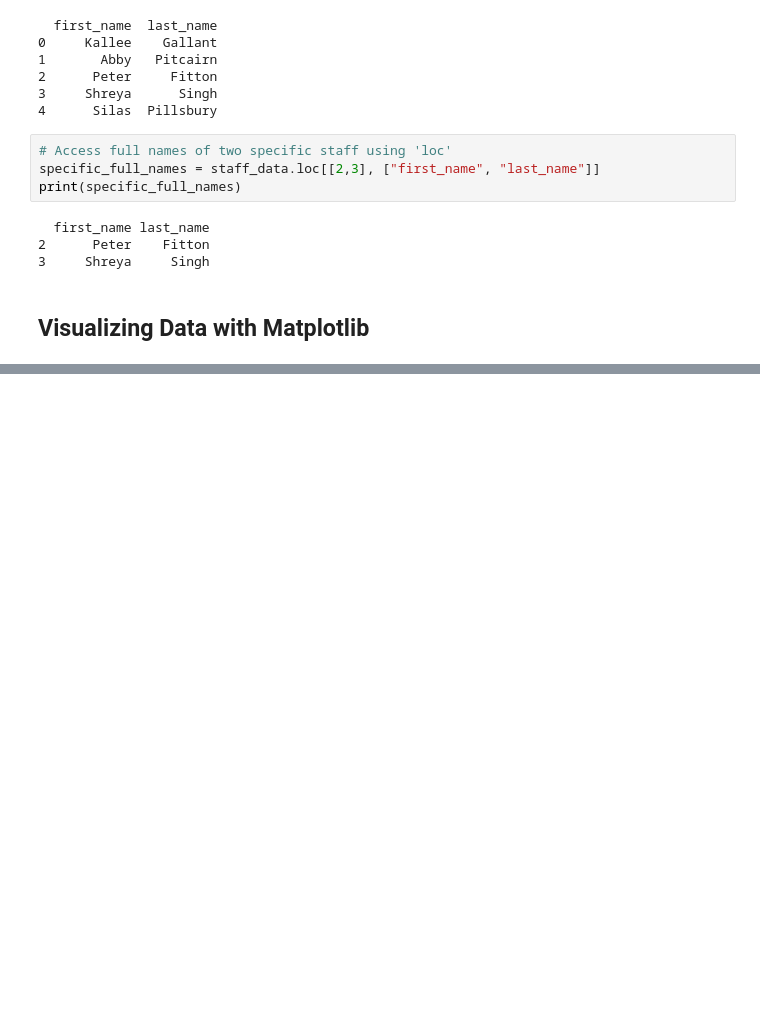
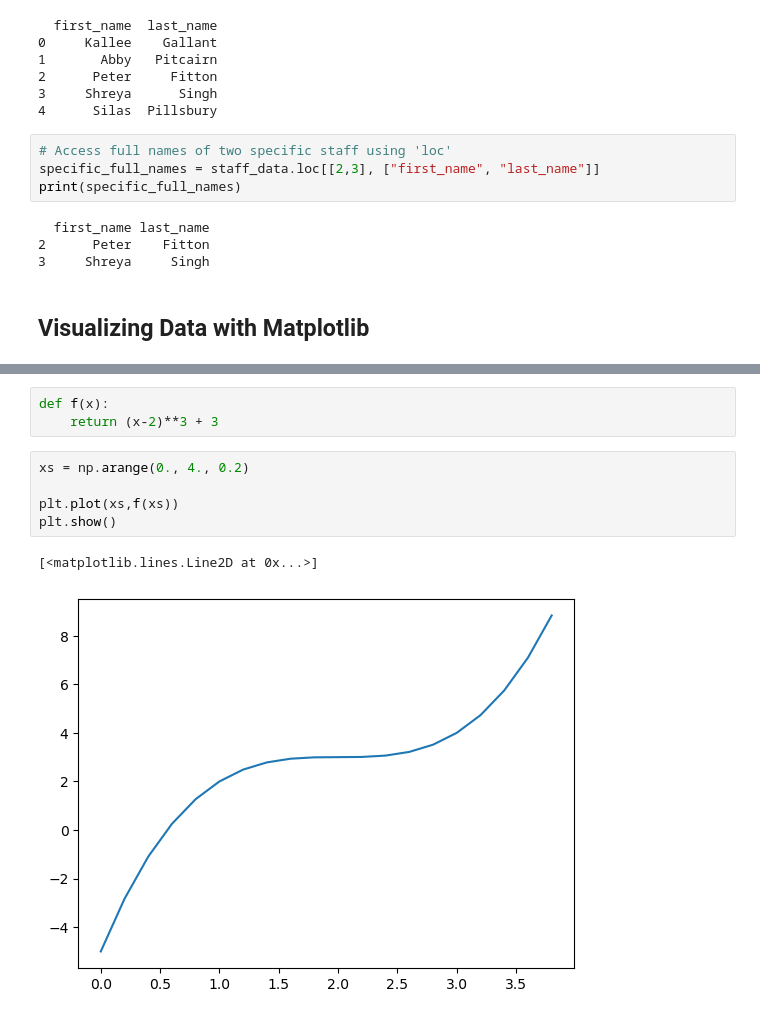
Before and after one commit to zzz-tong037/bwsi-intro-python, a Jupyter notebook: mod5_intro_to_data_science/1_loading_and_visualizing_data.ipynb, the cells around one changed output, grey strips where cells are left out. Cells and saved outputs as stored; diff of their text form; blank space fills up the shorter version.

```diff
--- a/mod5_intro_to_data_science/1_loading_and_visualizing_data.ipynb
+++ b/mod5_intro_to_data_science/1_loading_and_visualizing_data.ipynb
@@ -169,0 +192,11 @@ print(specific_full_names)
+# %%
+def f(x):
+    return (x-2)**3 + 3
+# %%
+xs = np.arange(0., 4., 0.2)
+
+plt.plot(xs,f(xs))
+plt.show()
+# %% [output]
+[<matplotlib.lines.Line2D at 0x...>]
+[figure, added]
```
Also changed, not shown: parts of 8 cells of this notebook.
